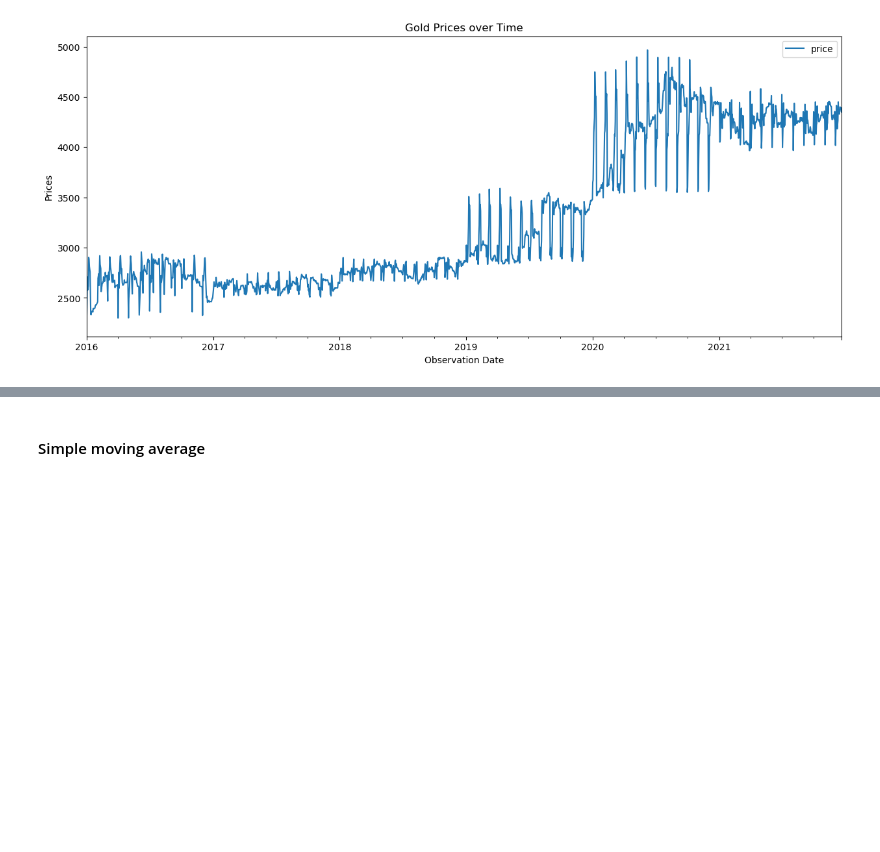
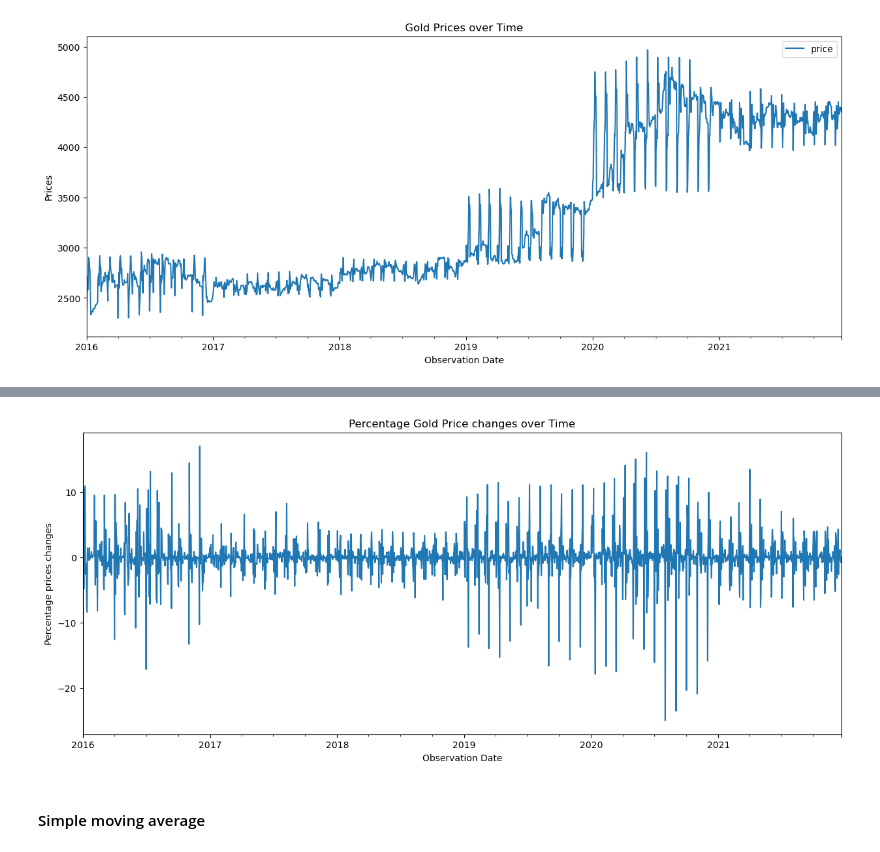
Before and after one commit to RadhaRamanJha/Gold-Price-Prediction, a Jupyter notebook: gold_price_prediction_EDA.ipynb, the cells around one changed output, grey strips where cells are left out. Cells and saved outputs as stored; diff of their text form; code cells hidden in the pictures; blank space fills up the shorter version.

```diff
--- a/gold_price_prediction_EDA.ipynb
+++ b/gold_price_prediction_EDA.ipynb
@@ -93,3 +114,7 @@ plt.title("Gold Prices over Time")
 plt.show()
 # %% [output]
 [figure]
+# %%
+df_temp = df.copy()
+df_temp['Percentage Change'] = df_temp['price'].pct_change()*100
+df_temp.head()
@@ -96,3 +129,11 @@ plt.show()
+# %%
+df_temp['Percentage Change'].plot(figsize = (15,6))
+plt.xlabel("Observation Date")
+plt.ylabel("Percentage prices changes")
+plt.title("Percentage Gold Price changes over Time")
+plt.show()
+# %% [output]
+[figure, added]
 # %% [markdown]
 #### Simple moving average
 # %%
```
Also changed, not shown: parts of 115 cells of this notebook.
